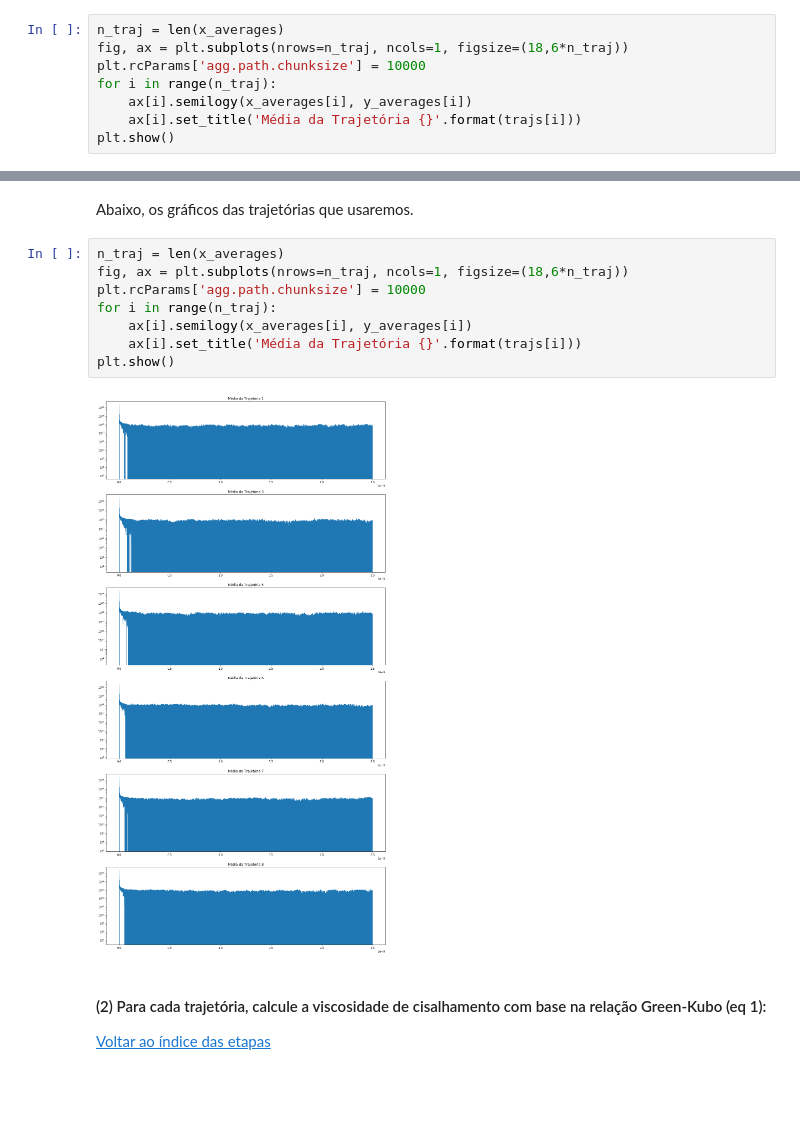
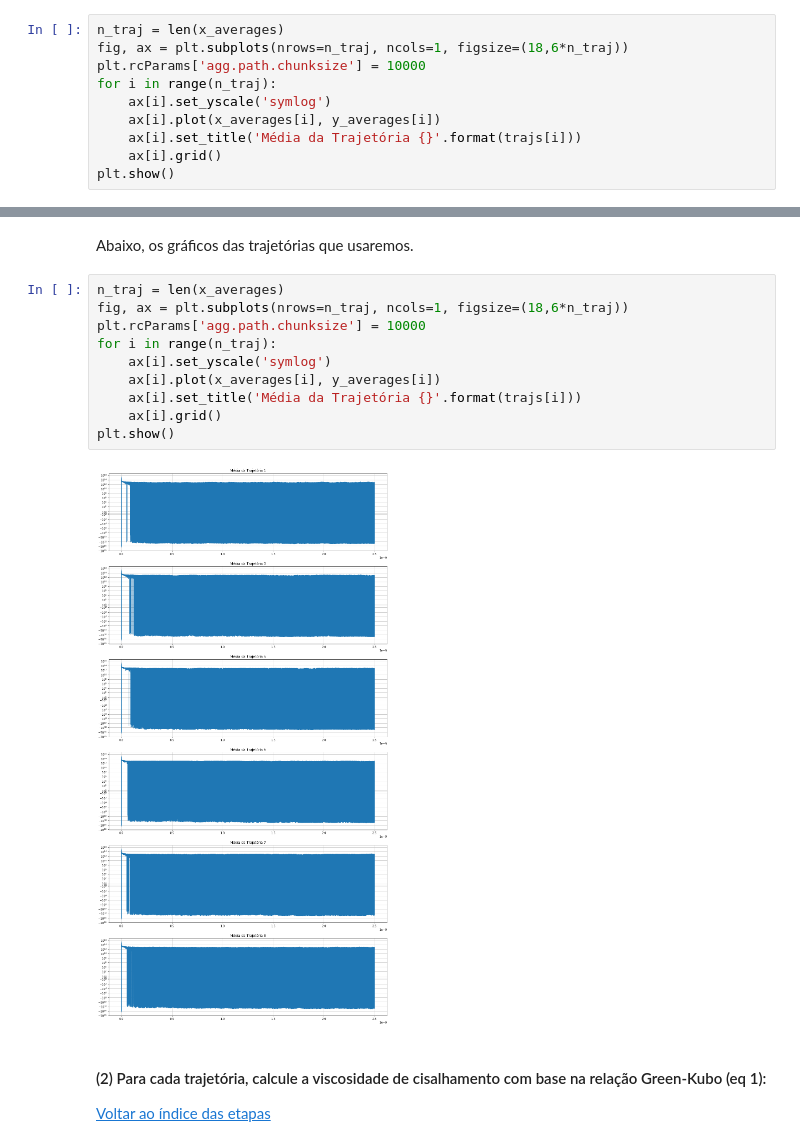
Before and after one commit to VictorOliveiraCortes/Viscosity-Calculation, a Jupyter notebook: ViscosityCalculation/Calculo_da_Viscosidade.ipynb, the cells around one changed output, grey strips where cells are left out. Saved outputs shown, nothing was run; the diff lists cells and outputs as text; blank space fills up the shorter version.

```diff
--- a/ViscosityCalculation/Calculo_da_Viscosidade.ipynb
+++ b/ViscosityCalculation/Calculo_da_Viscosidade.ipynb
@@ -267,7 +274,9 @@ n_traj = len(x_averages)
 fig, ax = plt.subplots(nrows=n_traj, ncols=1, figsize=(18,6*n_traj))
 plt.rcParams['agg.path.chunksize'] = 10000
 for i in range(n_traj):
-    ax[i].semilogy(x_averages[i], y_averages[i])
+    ax[i].set_yscale('symlog')
+    ax[i].plot(x_averages[i], y_averages[i])
     ax[i].set_title('Média da Trajetória {}'.format(trajs[i]))
+    ax[i].grid()
 plt.show()
 # %% [output]
@@ -295,13 +304,15 @@ Abaixo, os gráficos das trajetórias que usaremos.
 # %%
 n_traj = len(x_averages)
 fig, ax = plt.subplots(nrows=n_traj, ncols=1, figsize=(18,6*n_traj))
 plt.rcParams['agg.path.chunksize'] = 10000
 for i in range(n_traj):
-    ax[i].semilogy(x_averages[i], y_averages[i])
+    ax[i].set_yscale('symlog')
+    ax[i].plot(x_averages[i], y_averages[i])
     ax[i].set_title('Média da Trajetória {}'.format(trajs[i]))
+    ax[i].grid()
 plt.show()
 # %% [output]
-[figure, old version]
+[figure, new version]
 # %% [markdown]
 #### (2) Para cada trajetória, calcule a viscosidade de cisalhamento com base na relação Green-Kubo (eq 1):
 
```
Also changed, not shown: parts of 36 cells of this notebook, 1 other file.
